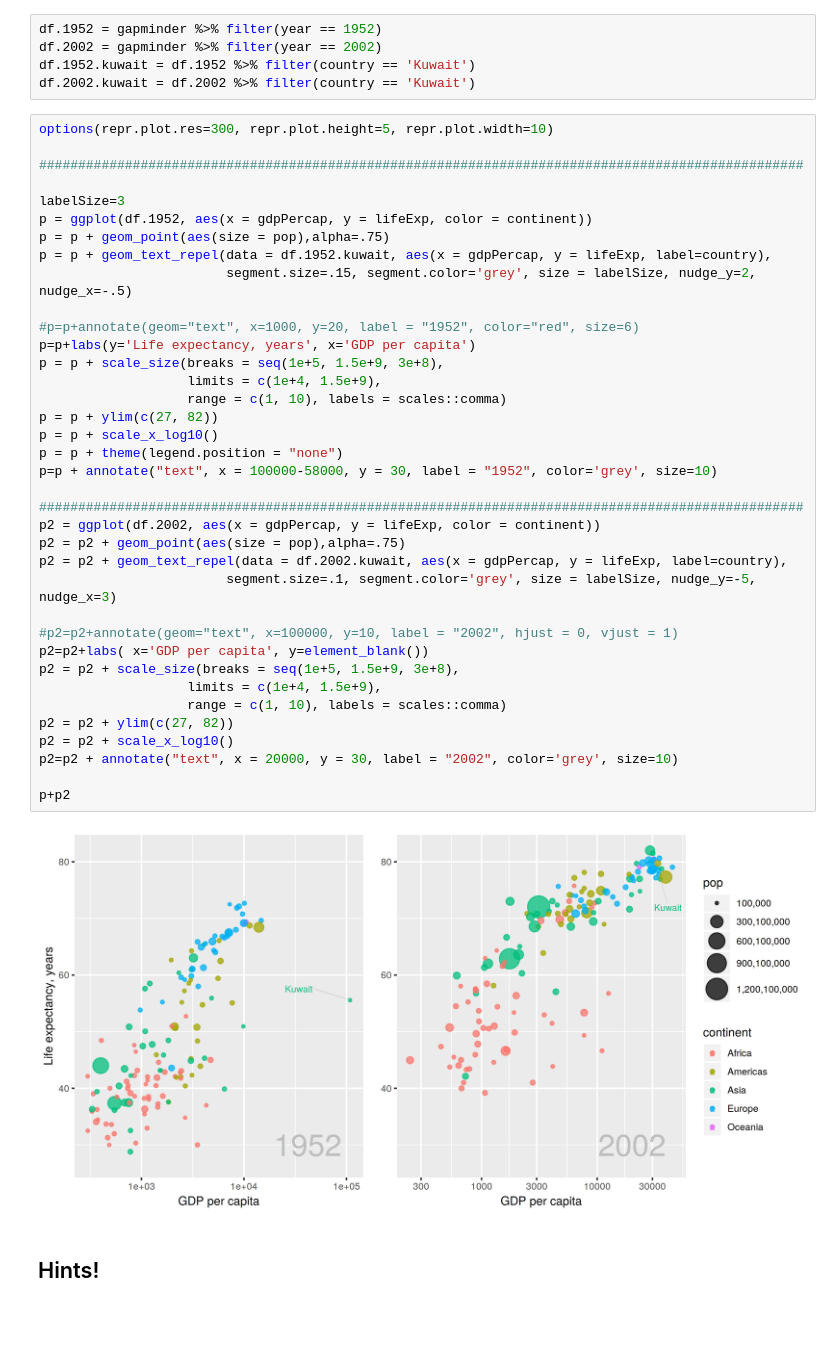
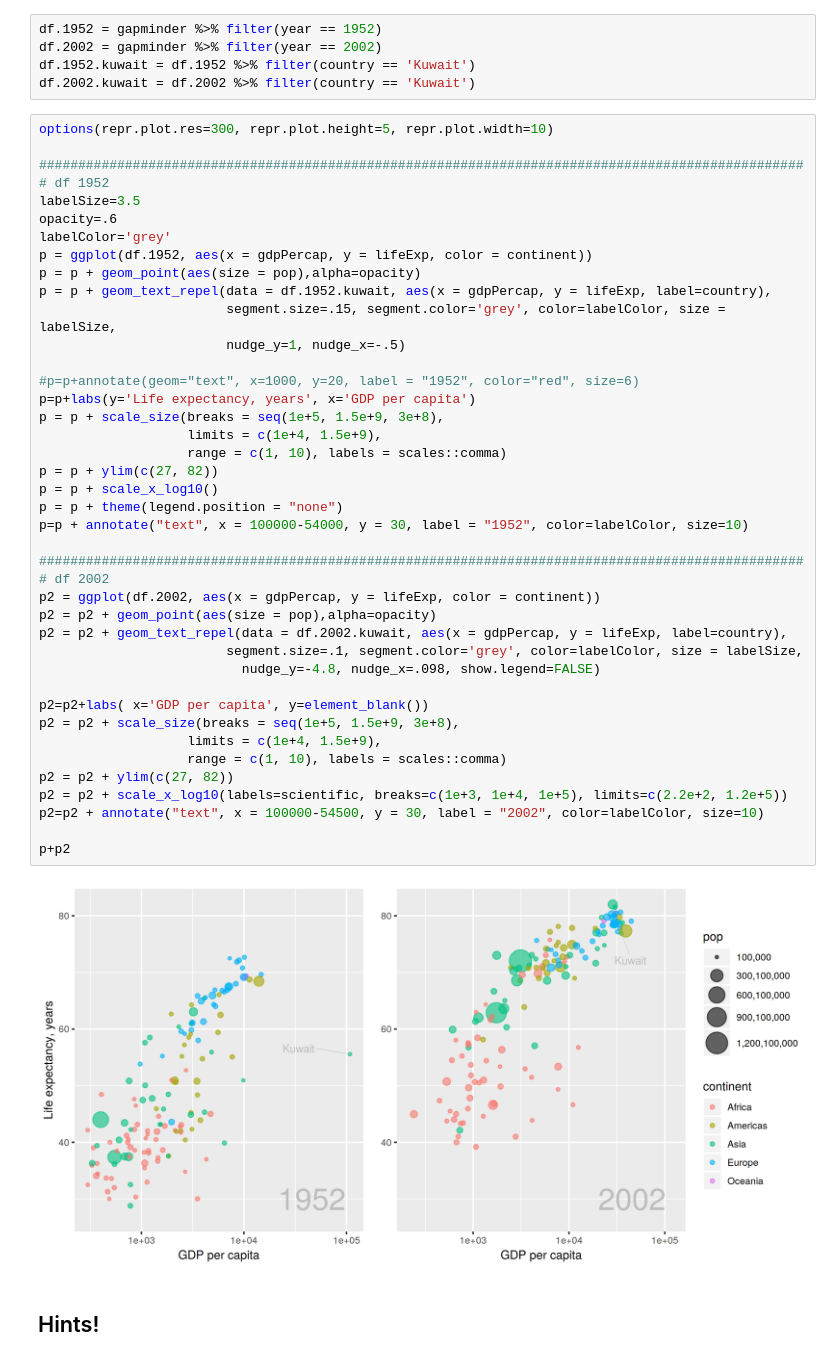
Before and after one commit to changon/BIOS512, a Jupyter notebook: assns/02_BIOS512_assignment.ipynb, the cells around one changed output. Saved outputs shown, nothing was run; the diff lists cells and outputs as text; blank space fills up the shorter version.

```diff
--- a/assns/02_BIOS512_assignment.ipynb
+++ b/assns/02_BIOS512_assignment.ipynb
@@ -32,42 +22,46 @@ df.2002.kuwait = df.2002 %>% filter(country == 'Kuwait')
 # %%
 options(repr.plot.res=300, repr.plot.height=5, repr.plot.width=10)
 
 ##################################################################################################
-
-labelSize=3
+# df 1952
+labelSize=3.5
+opacity=.6
+labelColor='grey'
 p = ggplot(df.1952, aes(x = gdpPercap, y = lifeExp, color = continent))
-p = p + geom_point(aes(size = pop),alpha=.75)
+p = p + geom_point(aes(size = pop),alpha=opacity)
 p = p + geom_text_repel(data = df.1952.kuwait, aes(x = gdpPercap, y = lifeExp, label=country),
-                        segment.size=.15, segment.color='grey', size = labelSize, nudge_y=2, nudge_x=-.5)
+                        segment.size=.15, segment.color='grey', color=labelColor, size = labelSize,
+                        nudge_y=1, nudge_x=-.5)
 
 #p=p+annotate(geom="text", x=1000, y=20, label = "1952", color="red", size=6)
 p=p+labs(y='Life expectancy, years', x='GDP per capita')
 p = p + scale_size(breaks = seq(1e+5, 1.5e+9, 3e+8),
                    limits = c(1e+4, 1.5e+9),
                    range = c(1, 10), labels = scales::comma)
 p = p + ylim(c(27, 82))
 p = p + scale_x_log10()
 p = p + theme(legend.position = "none")
-p=p + annotate("text", x = 100000-58000, y = 30, label = "1952", color='grey', size=10)
+p=p + annotate("text", x = 100000-54000, y = 30, label = "1952", color=labelColor, size=10)
 
 ##################################################################################################
+# df 2002
 p2 = ggplot(df.2002, aes(x = gdpPercap, y = lifeExp, color = continent))
-p2 = p2 + geom_point(aes(size = pop),alpha=.75)
+p2 = p2 + geom_point(aes(size = pop),alpha=opacity)
 p2 = p2 + geom_text_repel(data = df.2002.kuwait, aes(x = gdpPercap, y = lifeExp, label=country),
-                        segment.size=.1, segment.color='grey', size = labelSize, nudge_y=-5, nudge_x=3)
+                        segment.size=.1, segment.color='grey', color=labelColor, size = labelSize,
+                          nudge_y=-4.8, nudge_x=.098, show.legend=FALSE)
 
-#p2=p2+annotate(geom="text", x=100000, y=10, label = "2002", hjust = 0, vjust = 1)
 p2=p2+labs( x='GDP per capita', y=element_blank())
 p2 = p2 + scale_size(breaks = seq(1e+5, 1.5e+9, 3e+8),
                    limits = c(1e+4, 1.5e+9),
                    range = c(1, 10), labels = scales::comma)
 p2 = p2 + ylim(c(27, 82))
-p2 = p2 + scale_x_log10()
-p2=p2 + annotate("text", x = 20000, y = 30, label = "2002", color='grey', size=10)
+p2 = p2 + scale_x_log10(labels=scientific, breaks=c(1e+3, 1e+4, 1e+5), limits=c(2.2e+2, 1.2e+5))
+p2=p2 + annotate("text", x = 100000-54500, y = 30, label = "2002", color=labelColor, size=10)
 
 p+p2
 # %% [output]
-[figure, old version]
+[figure, new version]
 # %% [markdown]
 ## Hints!
 # %% [markdown]
```
Also changed, not shown: parts of 1 cell of this notebook.
